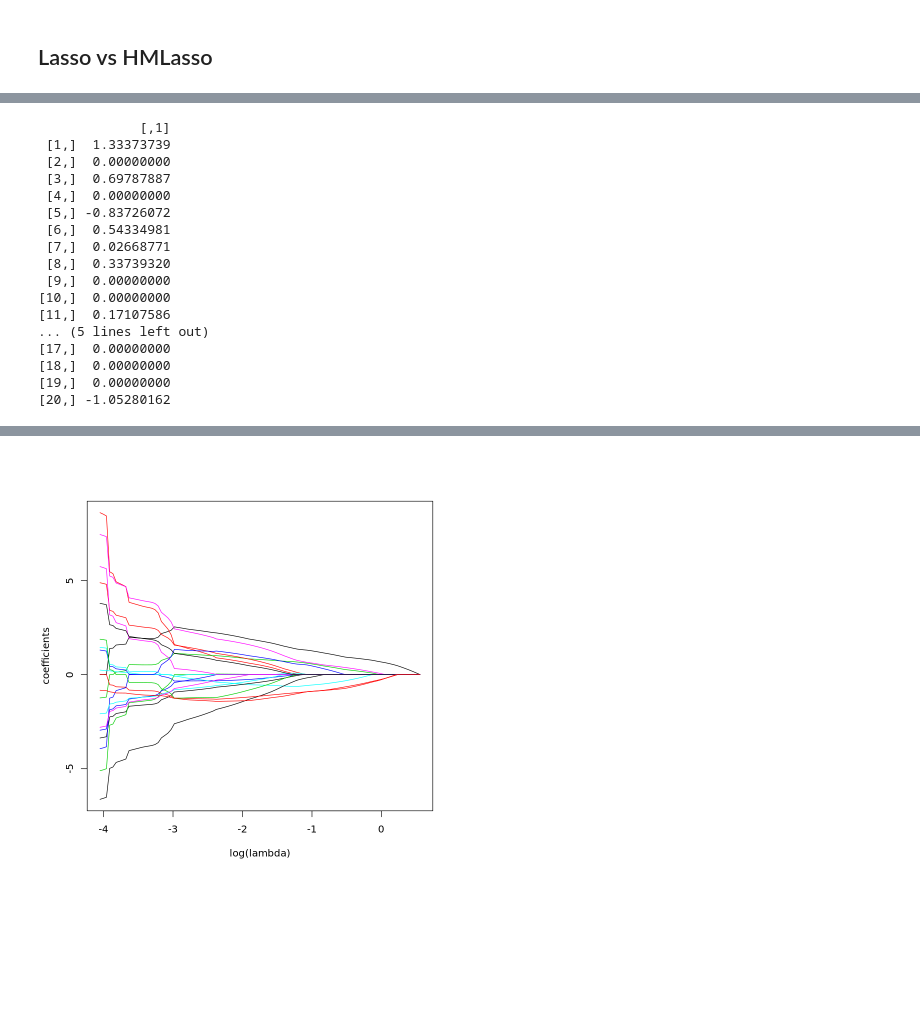
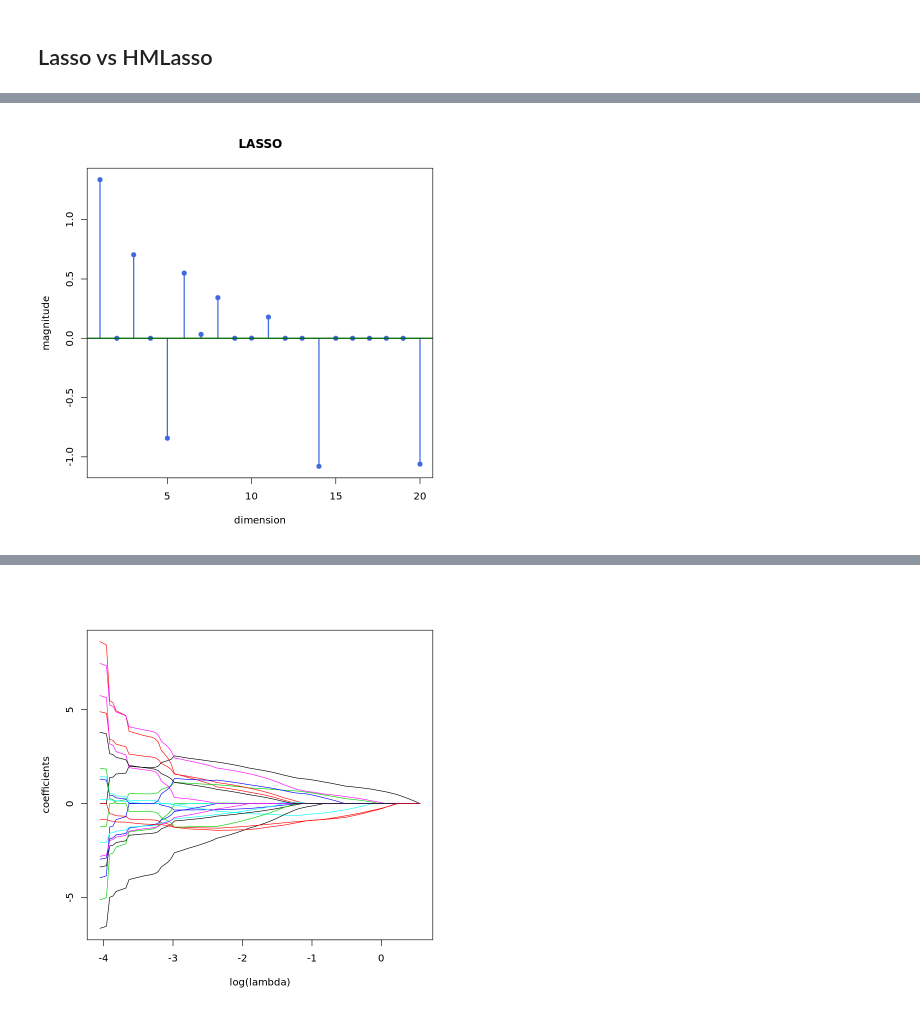
Before and after one commit to hacarus/codezine-sparse-modeling, a Jupyter notebook: 6/HMLasso.ipynb, the cells around one changed output, grey strips where cells are left out. Drawn from its saved outputs; the diff is of its cells as text; code cells hidden in the pictures; blank space fills up the shorter version.

```diff
--- a/6/HMLasso.ipynb
+++ b/6/HMLasso.ipynb
@@ -37,8 +30,8 @@ plot(fit_hmlasso)
 # %%
 # Cross Validation for Lasso
-cv.fit_glmnet <- cv.glmnet(x, y)
-fit_glmnet <- glmnet(x, y, lambda=cv.fit_glmnet$lambda.min)
+cv_fit_glmnet <- cv.glmnet(x, y)
+fit_glmnet <- glmnet(x, y, lambda=cv_fit_glmnet$lambda.min)
 
 # Cross Validation for HMLasso
-cv.fit_hmlasso <- cv.hmlasso(x, y)
-fit_hmlasso <- hmlasso(x, y, lambda=cv.fit_hmlasso$lambda.min)
+cv_fit_hmlasso <- cv.hmlasso(x, y)
+fit_hmlasso <- hmlasso(x, y, lambda=cv_fit_hmlasso$lambda.min)
@@ -89,42 +38,14 @@ V20         -1.04340116
-# %%
-# HMLasso
-print(fit_hmlasso$beta)
-#              [,1]
-#  [1,]  1.33373739
-#  [2,]  0.00000000
-#  [3,]  0.69787887
-#  [4,]  0.00000000
-#  [5,] -0.83726072
-#  [6,]  0.54334981
-#  [7,]  0.02668771
-#  [8,]  0.33739320
-#  [9,]  0.00000000
-# [10,]  0.00000000
-# [11,]  0.17107586
-# [12,]  0.00000000
-# [13,]  0.00000000
-# [14,] -1.07553420
-# [15,]  0.00000000
-# [16,]  0.00000000
-# [17,]  0.00000000
-# [18,]  0.00000000
-# [19,]  0.00000000
-# [20,] -1.05280162
-# %% [output]
-             [,1]
- [1,]  1.33373739
- [2,]  0.00000000
- [3,]  0.69787887
- [4,]  0.00000000
- [5,] -0.83726072
- [6,]  0.54334981
- [7,]  0.02668771
- [8,]  0.33739320
- [9,]  0.00000000
-[10,]  0.00000000
-[11,]  0.17107586
-... (5 lines left out)
-[17,]  0.00000000
-[18,]  0.00000000
-[19,]  0.00000000
-[20,] -1.05280162
+# %%
+show_coef <- function(beta, title) {
+    idx <- 1:length(beta)
+    plot(idx, beta, col="royal blue", pch=19, xlab="dimension", ylab="magnitude", main=title)
+    for (i in idx) {
+        lines(c(idx[i], idx[i]), c(0, beta[i]), col="royal blue", lwd=2)
+    }
+    lines(c(idx[1]-2, idx[length(idx)]+2), c(0,0), col="dark green", lwd=2)
+}
+# %%
+# Lasso
+show_coef(fit_glmnet$beta, "LASSO")
+# %% [output]
+[figure, added]
```
Also changed, not shown: parts of 9 cells of this notebook, 1 other file.
